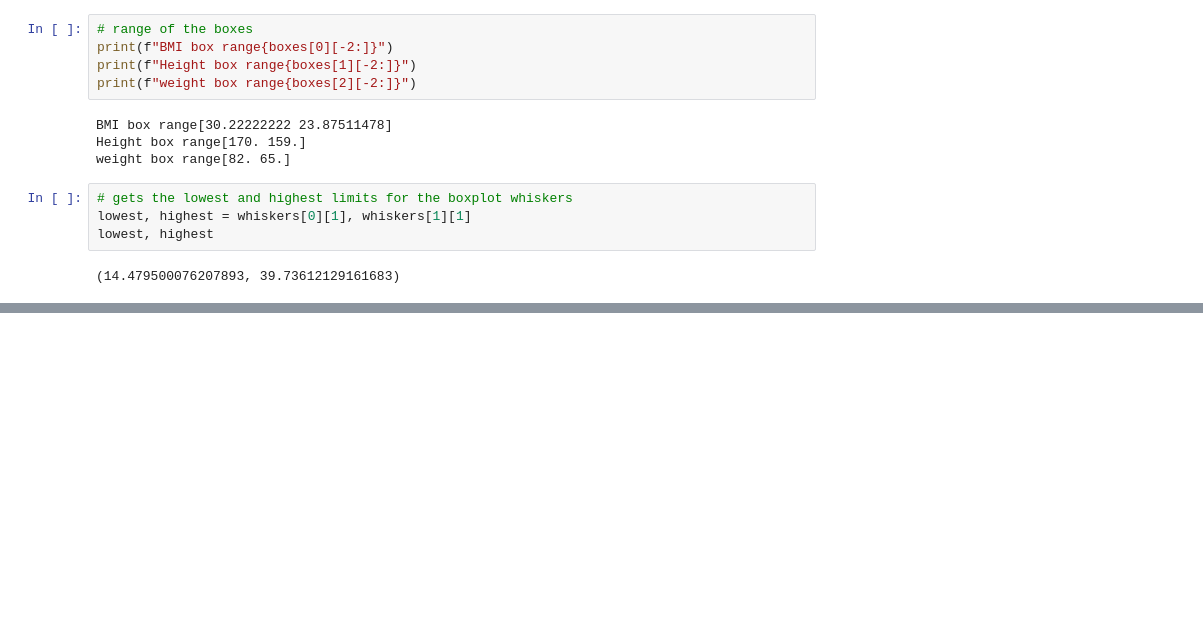
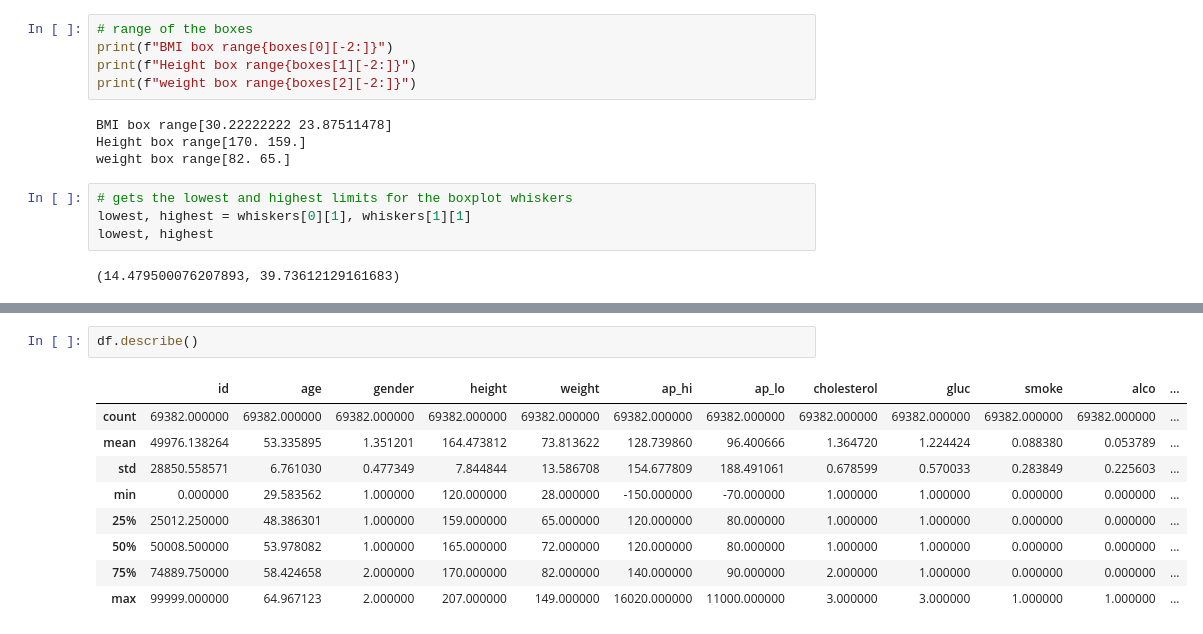
Before and after one commit to Razjoh/Machine-learning-Rasmus-Johansson, a Jupyter notebook: Labb/EDA_disease.ipynb, the cells around one changed output, grey strips where cells are left out. Saved outputs shown, nothing was run; the diff lists cells and outputs as text; blank space fills up the shorter version.

```diff
--- a/Labb/EDA_disease.ipynb
+++ b/Labb/EDA_disease.ipynb
@@ -345,0 +366,12 @@ lowest, highest
+# %%
+df.describe()
+# %% [output]
+|  | id | age | gender | height | weight | ap_hi | ap_lo | cholesterol | gluc | smoke | alco | ... |
+| count | 69382.000000 | 69382.000000 | 69382.000000 | 69382.000000 | 69382.000000 | 69382.000000 | 69382.000000 | 69382.000000 | 69382.000000 | 69382.000000 | 69382.000000 | ... |
+| mean | 49976.138264 | 53.335895 | 1.351201 | 164.473812 | 73.813622 | 128.739860 | 96.400666 | 1.364720 | 1.224424 | 0.088380 | 0.053789 | ... |
+| std | 28850.558571 | 6.761030 | 0.477349 | 7.844844 | 13.586708 | 154.677809 | 188.491061 | 0.678599 | 0.570033 | 0.283849 | 0.225603 | ... |
+| min | 0.000000 | 29.583562 | 1.000000 | 120.000000 | 28.000000 | -150.000000 | -70.000000 | 1.000000 | 1.000000 | 0.000000 | 0.000000 | ... |
+| 25% | 25012.250000 | 48.386301 | 1.000000 | 159.000000 | 65.000000 | 120.000000 | 80.000000 | 1.000000 | 1.000000 | 0.000000 | 0.000000 | ... |
+| 50% | 50008.500000 | 53.978082 | 1.000000 | 165.000000 | 72.000000 | 120.000000 | 80.000000 | 1.000000 | 1.000000 | 0.000000 | 0.000000 | ... |
+| 75% | 74889.750000 | 58.424658 | 2.000000 | 170.000000 | 82.000000 | 140.000000 | 90.000000 | 2.000000 | 1.000000 | 0.000000 | 0.000000 | ... |
+| max | 99999.000000 | 64.967123 | 2.000000 | 207.000000 | 149.000000 | 16020.000000 | 11000.000000 | 3.000000 | 3.000000 | 1.000000 | 1.000000 | ... |
```
Also changed, not shown: parts of 5 cells of this notebook.
